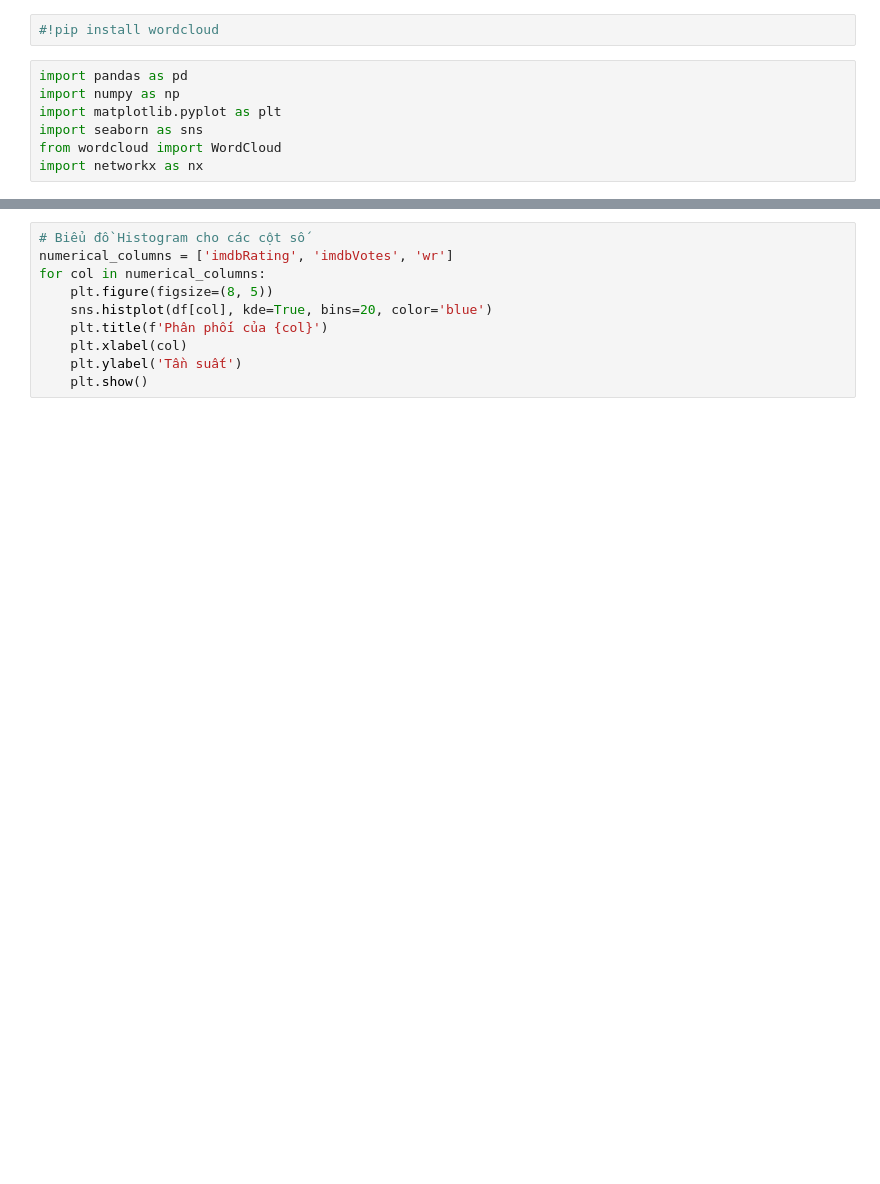
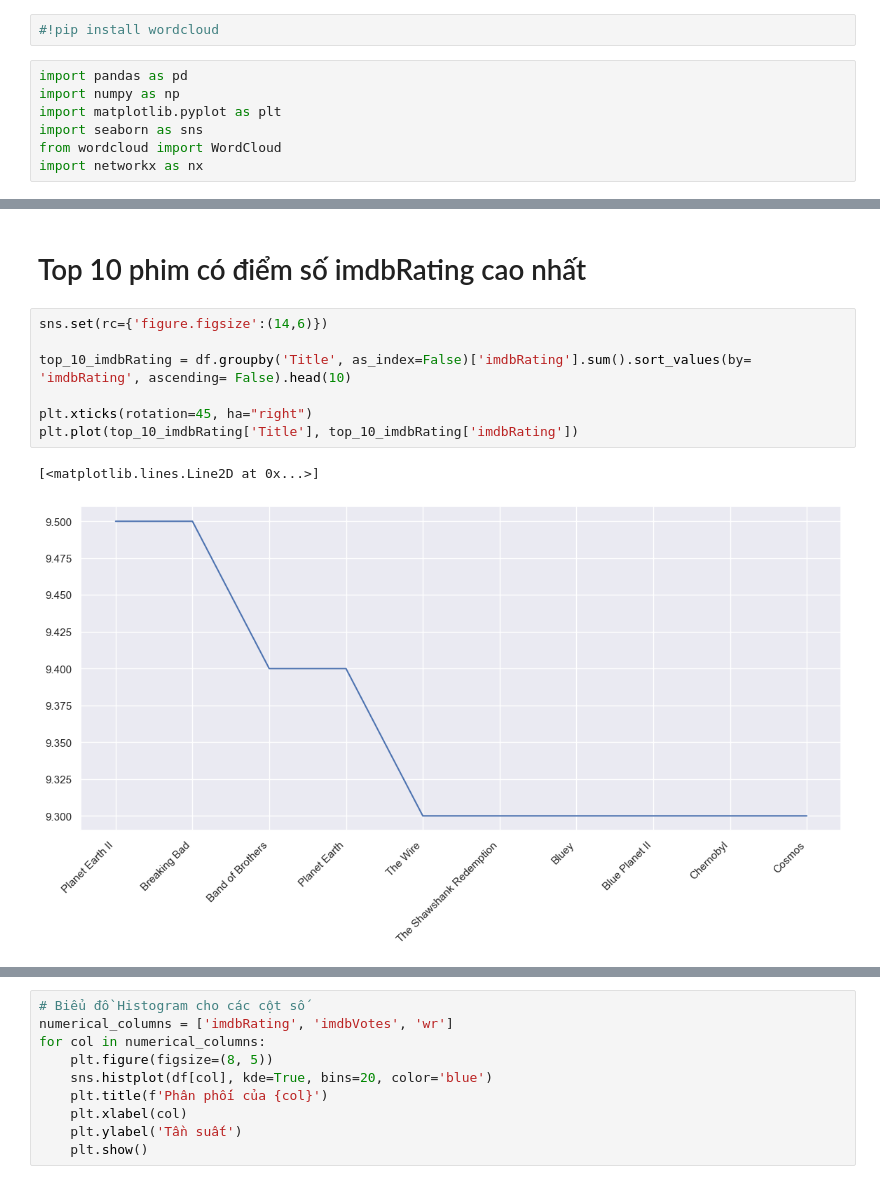
Before and after one commit to NgHoangQuan2204/Recommendation-System, a Jupyter notebook: notebooks/EDA.ipynb, the cells around one changed output, grey strips where cells are left out. Cells and saved outputs as stored; diff of their text form; blank space fills up the shorter version.

```diff
--- a/notebooks/EDA.ipynb
+++ b/notebooks/EDA.ipynb
@@ -19,0 +20,12 @@ df.head(5)
+# %% [markdown]
+# Top 10 phim có điểm số imdbRating cao nhất
+# %%
+sns.set(rc={'figure.figsize':(14,6)})
+
+top_10_imdbRating = df.groupby('Title', as_index=False)['imdbRating'].sum().sort_values(by= 'imdbRating', ascending= False).head(10)
+
+plt.xticks(rotation=45, ha="right")
+plt.plot(top_10_imdbRating['Title'], top_10_imdbRating['imdbRating'])
+# %% [output]
+[<matplotlib.lines.Line2D at 0x...>]
+[figure, added]
```
Also changed, not shown: parts of 18 cells of this notebook.
